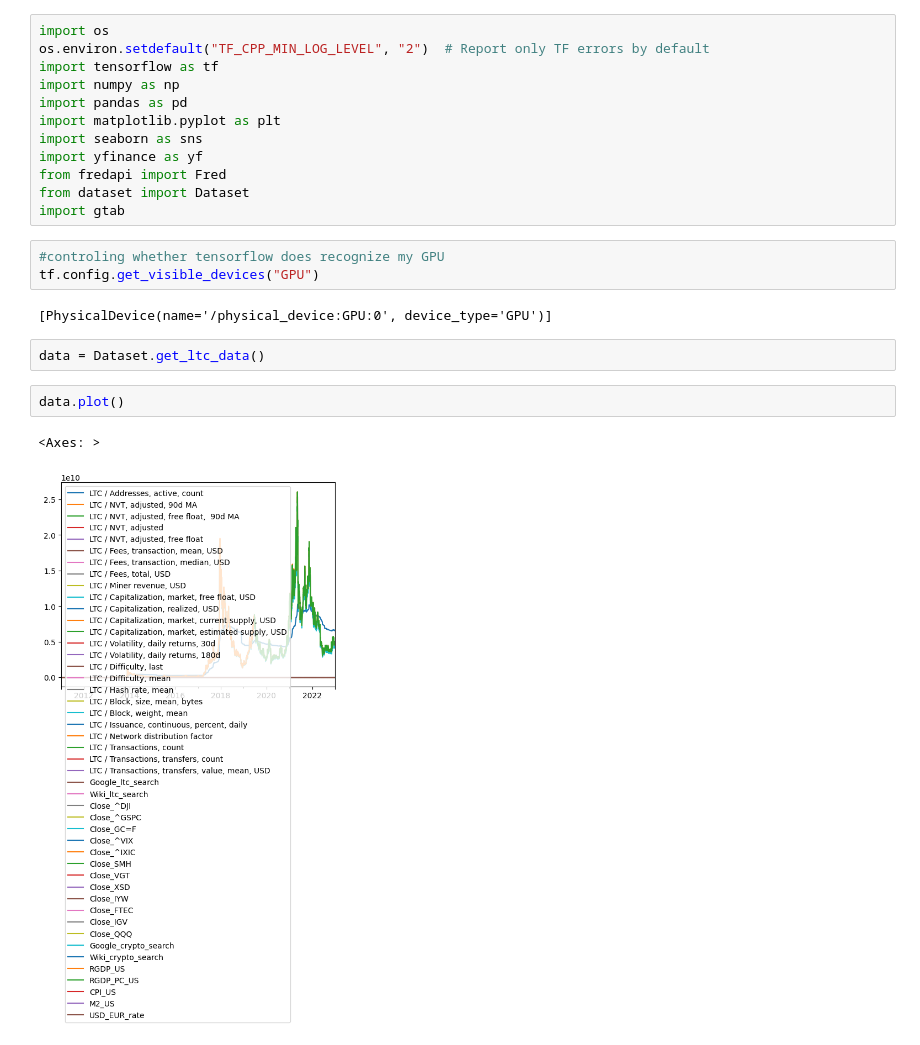
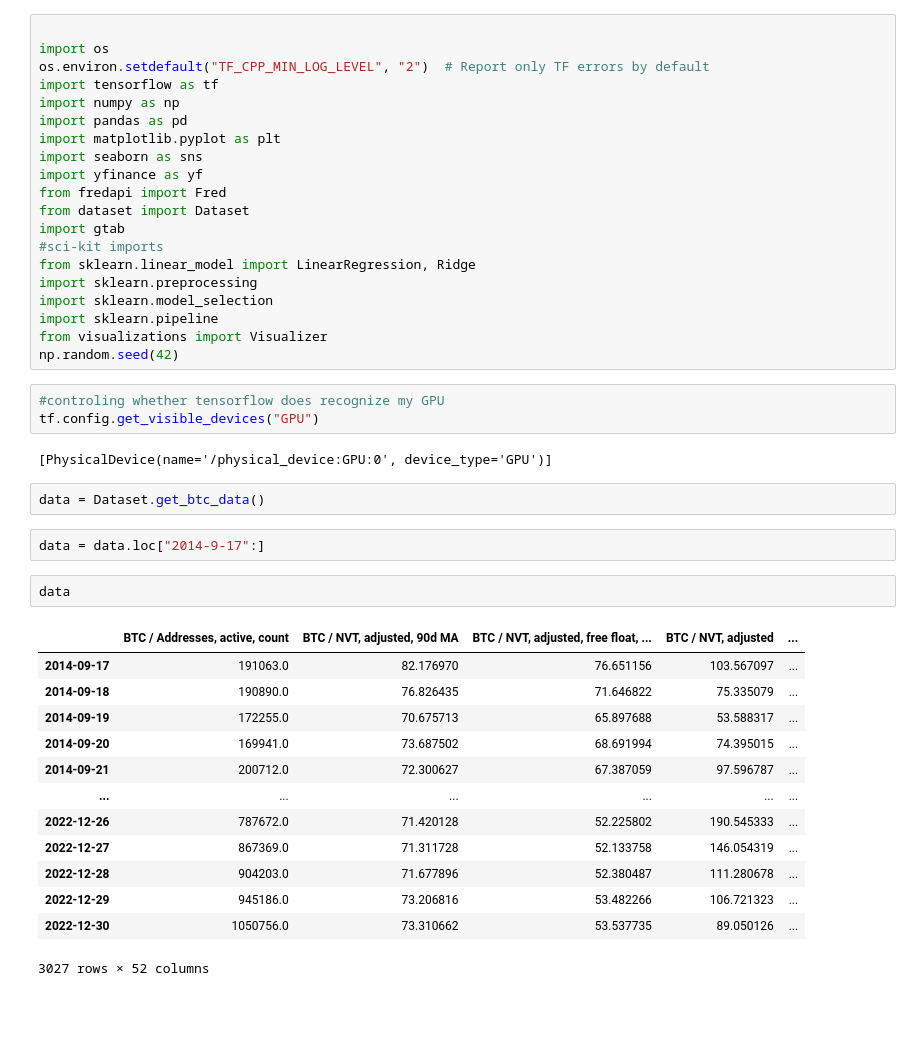
Before and after one commit to Tomas-Barhon/Noise-reduction-and-feature-extraction-with-principal-component-analysis, a Jupyter notebook: Code/playground.ipynb, the cells around one changed output. Saved outputs shown, nothing was run; the diff lists cells and outputs as text; blank space fills up the shorter version.

Commit message:
First baseline modeling

```diff
--- a/Code/playground.ipynb
+++ b/Code/playground.ipynb
@@ -1,4 +1,5 @@
 # %%
+
 import os
 os.environ.setdefault("TF_CPP_MIN_LOG_LEVEL", "2")  # Report only TF errors by default
 import tensorflow as tf
@@ -10,18 +11,38 @@ import yfinance as yf
 from fredapi import Fred
 from dataset import Dataset
 import gtab
+#sci-kit imports
+from sklearn.linear_model import LinearRegression, Ridge
+import sklearn.preprocessing
+import sklearn.model_selection
+import sklearn.pipeline
+from visualizations import Visualizer
+np.random.seed(42)
 # %%
 #controling whether tensorflow does recognize my GPU
 tf.config.get_visible_devices("GPU")
 # %% [output]
 [PhysicalDevice(name='/physical_device:GPU:0', device_type='GPU')]
 # %%
-data = Dataset.get_ltc_data()
+data = Dataset.get_btc_data()
+# %%
+data = data.loc["2014-9-17":]
 # %%
-data.plot()
+data
 # %% [output]
+|  | BTC / Addresses, active, count | BTC / NVT, adjusted, 90d MA | BTC / NVT, adjusted, free float, ... | BTC / NVT, adjusted | ... |
+| 2014-09-17 | 191063.0 | 82.176970 | 76.651156 | 103.567097 | ... |
+| 2014-09-18 | 190890.0 | 76.826435 | 71.646822 | 75.335079 | ... |
+| 2014-09-19 | 172255.0 | 70.675713 | 65.897688 | 53.588317 | ... |
+| 2014-09-20 | 169941.0 | 73.687502 | 68.691994 | 74.395015 | ... |
+| 2014-09-21 | 200712.0 | 72.300627 | 67.387059 | 97.596787 | ... |
+| ... | ... | ... | ... | ... | ... |
+| 2022-12-26 | 787672.0 | 71.420128 | 52.225802 | 190.545333 | ... |
+| 2022-12-27 | 867369.0 | 71.311728 | 52.133758 | 146.054319 | ... |
+| 2022-12-28 | 904203.0 | 71.677896 | 52.380487 | 111.280678 | ... |
+| 2022-12-29 | 945186.0 | 73.206816 | 53.482266 | 106.721323 | ... |
+| 2022-12-30 | 1050756.0 | 73.310662 | 53.537735 | 89.050126 | ... |
-<Axes: >
+3027 rows × 52 columns
-[figure, removed]
 # %%
 {col: [data[col].isnull().sum(), f'% {np.round(np.mean(data[col].isnull()*100), 3)}'
       ] for col in data.columns if data[col].isnull().any()}
```
Also changed, not shown: parts of 17 cells of this notebook, 3 other files.
